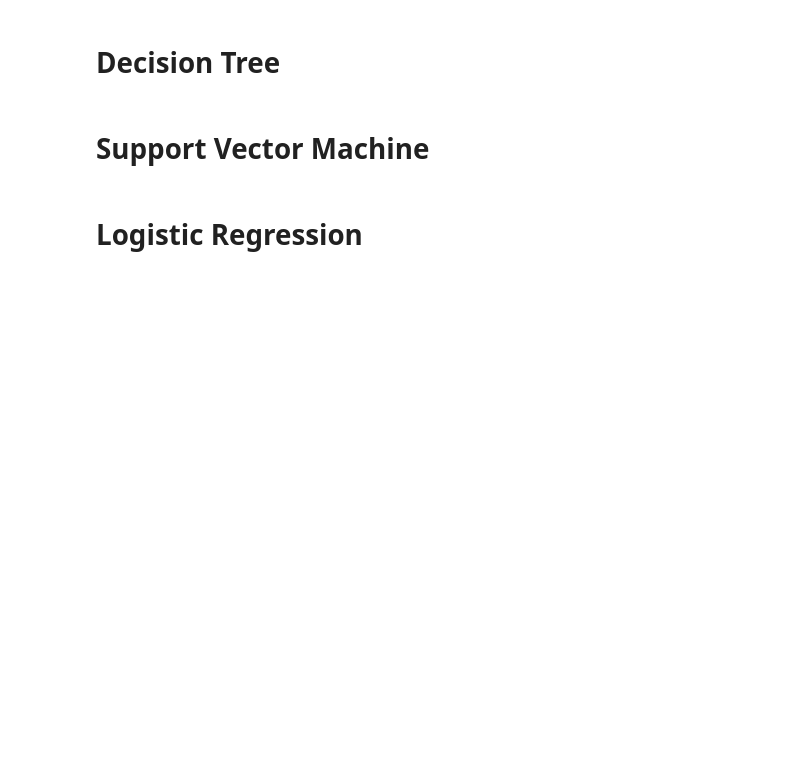
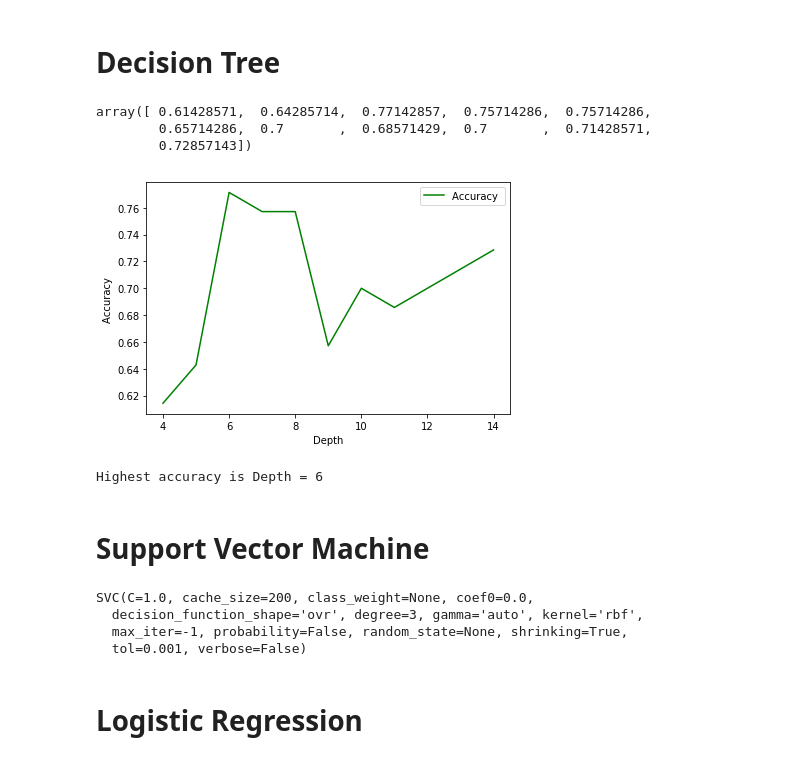
Before and after one commit to sacevedom/Coursera_ML0101EN, a Jupyter notebook: ML0101EN-Proj-Loan.ipynb, the cells around one changed output. Cells and saved outputs as stored; diff of their text form; code cells hidden in the pictures; blank space fills up the shorter version.

```diff
--- a/ML0101EN-Proj-Loan.ipynb
+++ b/ML0101EN-Proj-Loan.ipynb
@@ -339,4 +326,38 @@ The best accuracy is with **K = 7**
 kNN_model = KNeighborsClassifier(n_neighbors=7).fit(X_train,y_train)
 # %% [markdown]
 # Decision Tree
+# %%
+# imports for Decision Trees
+from sklearn.tree import DecisionTreeClassifier
+
+# Calculating accuracy from depth 4 to 15
+minDepth=4
+maxDepth=15
+mean_acc=np.zeros((maxDepth-minDepth))
+for n in range(minDepth,maxDepth):
+    #Train Model and Predict
+    DT_model = DecisionTreeClassifier(criterion="entropy", max_depth = n).fit(X_train,y_train)
+    predTree = DT_model.predict(X_test)
+    mean_acc[n-minDepth]=metrics.accuracy_score(y_test,predTree)
+mean_acc
+# %% [output]
+array([ 0.61428571,  0.64285714,  0.77142857,  0.75714286,  0.75714286,
+        0.65714286,  0.7       ,  0.68571429,  0.7       ,  0.71428571,
+        0.72857143])
+# %%
+# Visualizing the results
+plt.plot(range(minDepth,maxDepth),mean_acc,'g')
+plt.legend(('Accuracy ', '+/- 3xstd'))
+plt.ylabel('Accuracy ')
+plt.xlabel('Depth')
+plt.tight_layout()
+plt.show()
+# %% [output]
+[figure, added]
+# %%
+# Get the index of maximum element in numpy array
+result = np.argmax(mean_acc)
+print('Highest accuracy is Depth =', result+minDepth)
+# %% [output]
+Highest accuracy is Depth = 6
 # %%
@@ -347,4 +366,13 @@ DT_model
 # %% [markdown]
 # Support Vector Machine
+# %%
+from sklearn import svm
+SVM_model=svm.SVC(kernel='rbf')
+SVM_model.fit(X, y)
+# %% [output]
+SVC(C=1.0, cache_size=200, class_weight=None, coef0=0.0,
+  decision_function_shape='ovr', degree=3, gamma='auto', kernel='rbf',
+  max_iter=-1, probability=False, random_state=None, shrinking=True,
+  tol=0.001, verbose=False)
 # %% [markdown]
 # Logistic Regression
```
Also changed, not shown: parts of 15 cells of this notebook.
